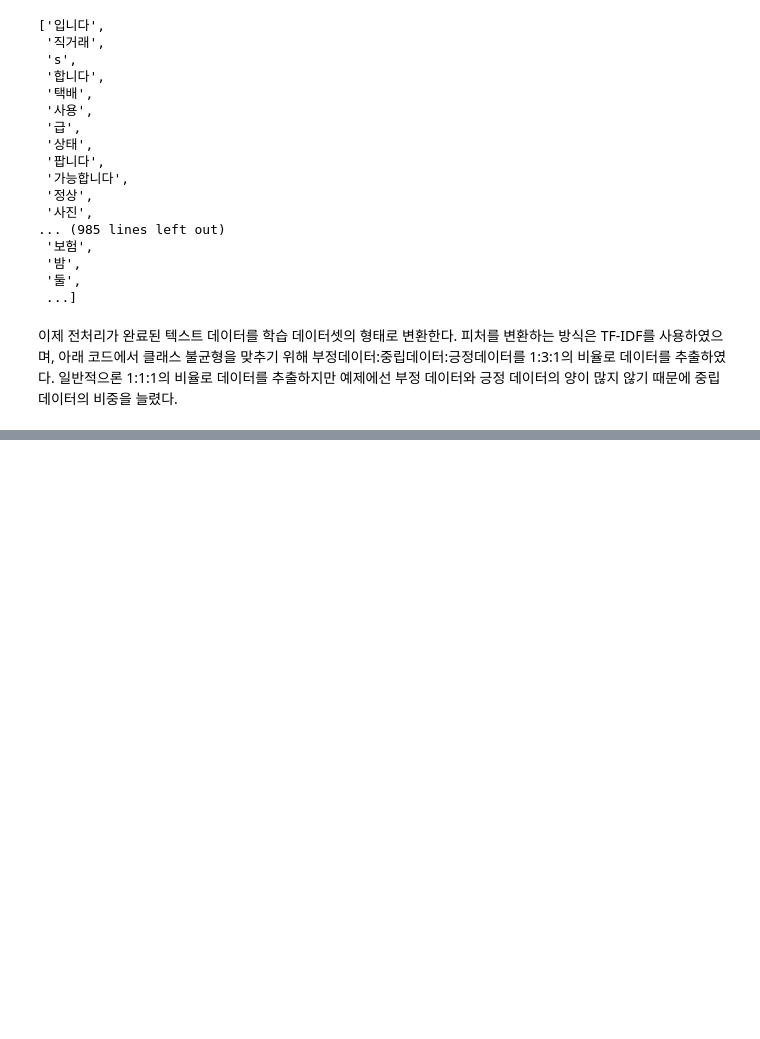
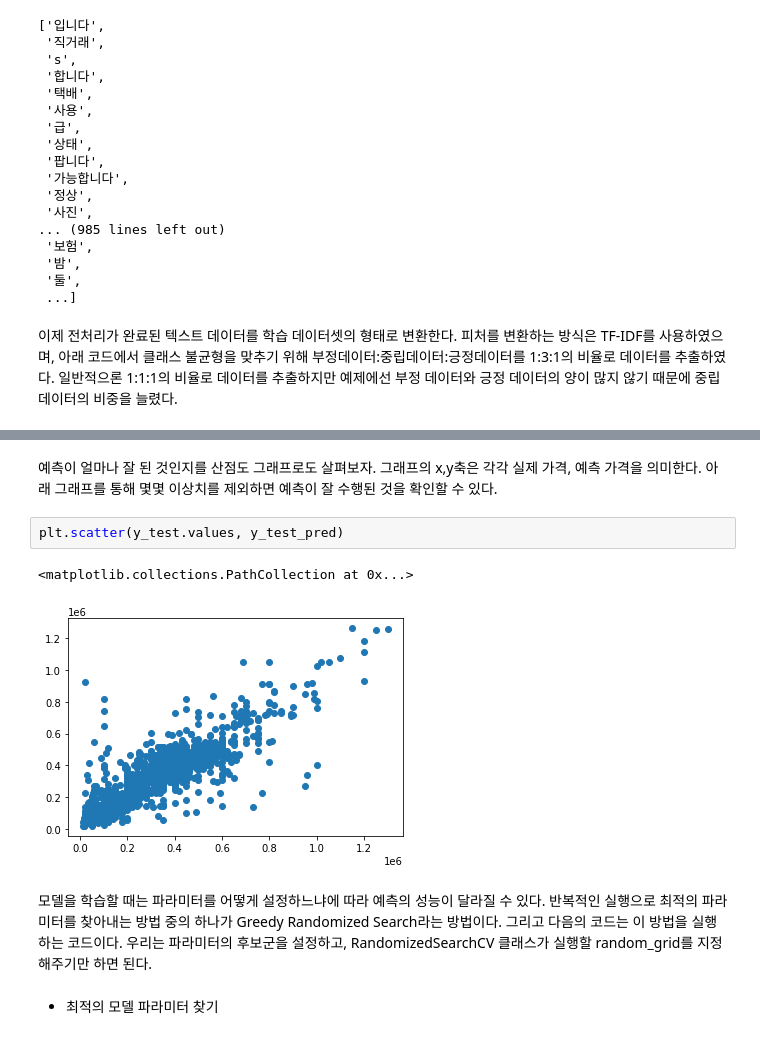
Before and after one commit to jaeyoon89/python_data_analysis, a Jupyter notebook: ch5-1_used_phone_price_prediction.ipynb, the cells around one changed output, grey strips where cells are left out. Saved outputs shown, nothing was run; the diff lists cells and outputs as text; blank space fills up the shorter version.

```diff
--- a/ch5-1_used_phone_price_prediction.ipynb
+++ b/ch5-1_used_phone_price_prediction.ipynb
@@ -552,0 +597,11 @@ df = pd.get_dummies(df,)
+# %% [markdown]
+예측이 얼마나 잘 된 것인지를 산점도 그래프로도 살펴보자. 그래프의 x,y축은 각각 실제 가격, 예측 가격을 의미한다. 아래 그래프를 통해 몇몇 이상치를 제외하면 예측이 잘 수행된 것을 확인할 수 있다.
+# %%
+plt.scatter(y_test.values, y_test_pred)
+# %% [output]
+<matplotlib.collections.PathCollection at 0x...>
+[figure, added]
+# %% [markdown]
+모델을 학습할 때는 파라미터를 어떻게 설정하느냐에 따라 예측의 성능이 달라질 수 있다. 반복적인 실행으로 최적의 파라미터를 찾아내는 방법 중의 하나가 Greedy Randomized Search라는 방법이다. 그리고 다음의 코드는 이 방법을 실행하는 코드이다. 우리는 파라미터의 후보군을 설정하고, RandomizedSearchCV 클래스가 실행할 random_grid를 지정해주기만 하면 된다.
+# %% [markdown]
+- 최적의 모델 파라미터 찾기
```
Also changed, not shown: parts of 40 cells of this notebook.
